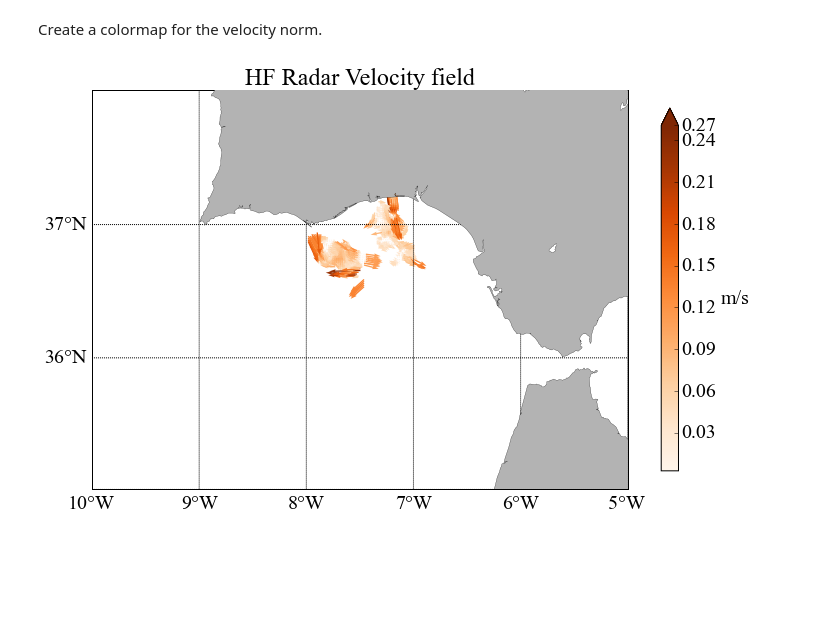
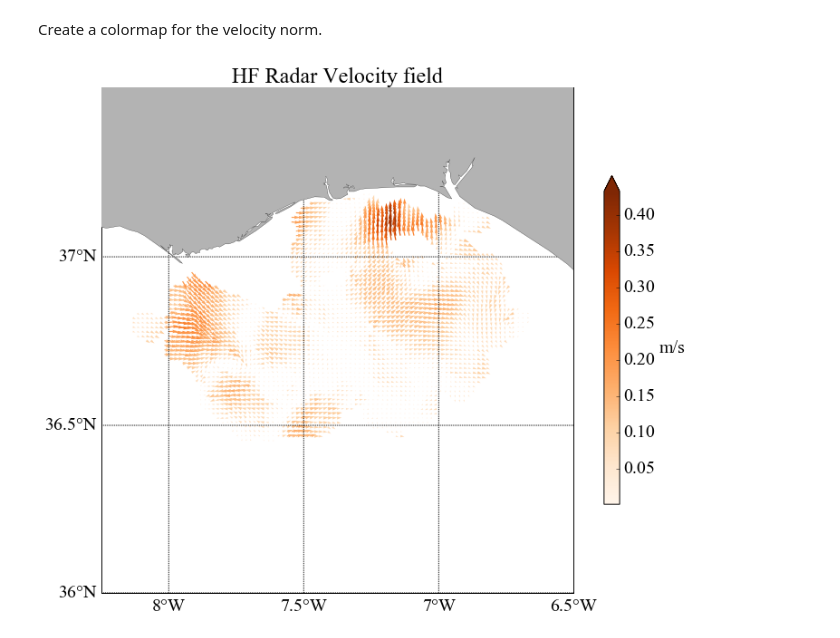
Before and after one commit to ctroupin/Python-Course-Cadiz, a Jupyter notebook: notebooks/plot2D_map_vector.ipynb, the cells around one changed output. Cells and saved outputs as stored; diff of their text form; code cells hidden in the pictures; blank space fills up the shorter version.

Commit message:
modified figure

```diff
--- a/notebooks/plot2D_map_vector.ipynb
+++ b/notebooks/plot2D_map_vector.ipynb
@@ -41,8 +41,8 @@ with netCDF4.Dataset(radarfile) as nc:
     time = nc.variables['time'][:]
     lon = nc.variables['lon'][:]
     lat= nc.variables['lat'][:]
-    u = nc.variables['u'][-1, :, :]
-    v = nc.variables['v'][-1, :, :]
+    u = nc.variables['u'][-10, :, :]
+    v = nc.variables['v'][-10, :, :]
 # %% [markdown]
 The function [quiver](http://matplotlib.org/api/pyplot_api.html#matplotlib.pyplot.quiver) performs the plotting of 2D field of arrows.<br/>
 Let's have simple try.
@@ -61,8 +61,8 @@ Let's combine all the elements of the previous sections to create a nice plot.
 
 First create the same projection, but with a better resolution for the coastline and land mask.
 # %%
-m = Basemap(projection='merc', llcrnrlat=35., urcrnrlat=38.,\
-            llcrnrlon=-10., urcrnrlon=-5., lat_ts=35., resolution='h')
+m = Basemap(projection='merc', llcrnrlat=36., urcrnrlat=37.5,\
+            llcrnrlon=-8.25, urcrnrlon=-6.5, lat_ts=35., resolution='h')
 # %% [markdown]
 Compute the coordinates in this new projection system.
 # %%
@@ -78,14 +78,14 @@ cmap = plt.cm.Oranges
 # %%
 plt.figure(figsize=(12,10))
 m.drawcoastlines(linewidth=.25, zorder=4)
 m.fillcontinents(color='.7', zorder=3)
-m.quiver(longrid2, latgrid2, u, v, uvnorm, cmap=cmap, scale=4)
-m.drawparallels(np.arange(30.,40.,1.), labels=[True,False,True,False], zorder=2)
-m.drawmeridians(np.arange(-10.,2.,1.), labels=[False,True,False,True], zorder=2)
+m.quiver(longrid2, latgrid2, u, v, uvnorm, cmap=cmap, scale=10)
+m.drawparallels(np.arange(30.,40.,.5), labels=[True,False,True,False], zorder=2)
+m.drawmeridians(np.arange(-10.,2.,.5), labels=[False,True,False,True], zorder=2)
 cbar = plt.colorbar(extend='max', shrink=0.65)
 cbar.set_label('m/s', rotation=0, horizontalalignment='left')
 
 plt.title('HF Radar Velocity field', fontsize=24)
 plt.show()
 # %% [output]
-[figure, old version]
+[figure, new version]
```
Also changed, not shown: parts of 1 cell of this notebook.
